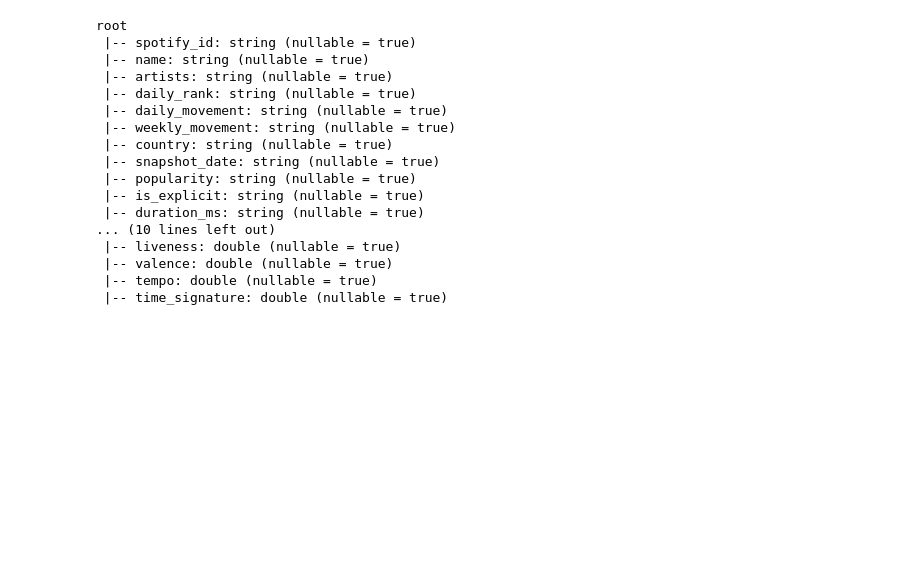
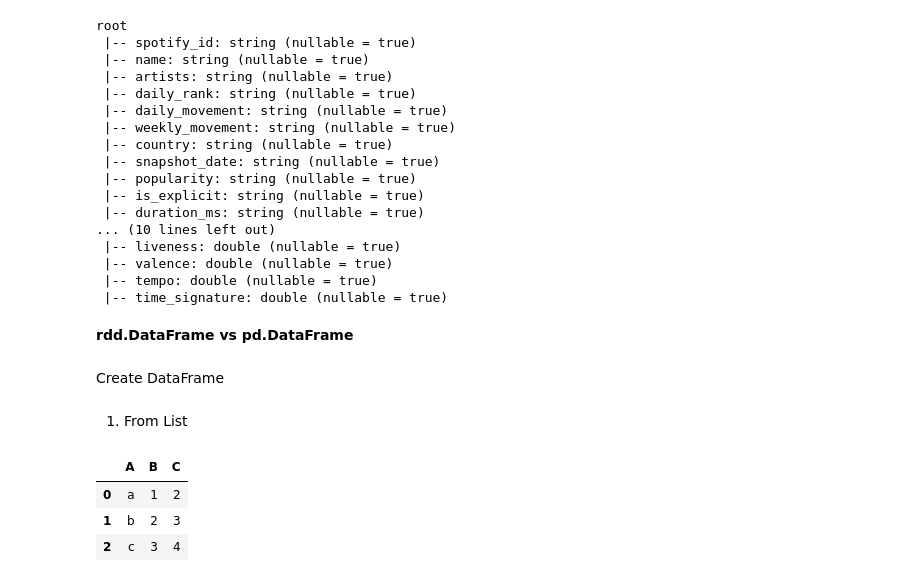
Before and after one commit to mansibora20/PySpark, a Jupyter notebook: 02_RDD_(Resilient_Distributed_Dataset).ipynb, the cells around one changed output. Saved outputs shown, nothing was run; the diff lists cells and outputs as text; code cells hidden in the pictures; blank space fills up the shorter version.

```diff
--- a/02_RDD_(Resilient_Distributed_Dataset).ipynb
+++ b/02_RDD_(Resilient_Distributed_Dataset).ipynb
@@ -163,3 +163,9 @@ root
  |-- valence: double (nullable = true)
  |-- tempo: double (nullable = true)
  |-- time_signature: double (nullable = true)
+# %% [markdown]
+**rdd.DataFrame vs pd.DataFrame**
+# %% [markdown]
+Create DataFrame
+# %% [markdown]
+1. From List
@@ -165,0 +174,10 @@ root
+# %%
+my_list = [['a', 1, 2], ['b', 2, 3],['c', 3, 4]]
+col_name = ['A', 'B', 'C']
+# %%
+pd.DataFrame(my_list,columns= col_name)
+# %% [output]
+|  | A | B | C |
+| 0 | a | 1 | 2 |
+| 1 | b | 2 | 3 |
+| 2 | c | 3 | 4 |
```
Also changed, not shown: parts of 6 cells of this notebook.
